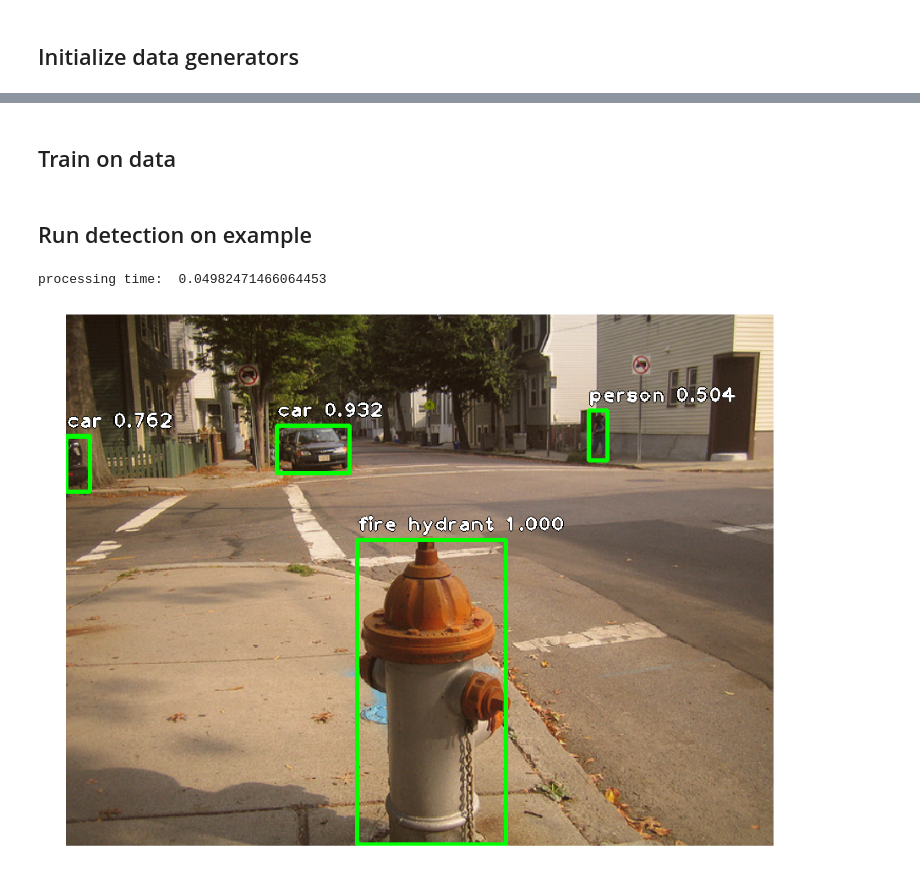
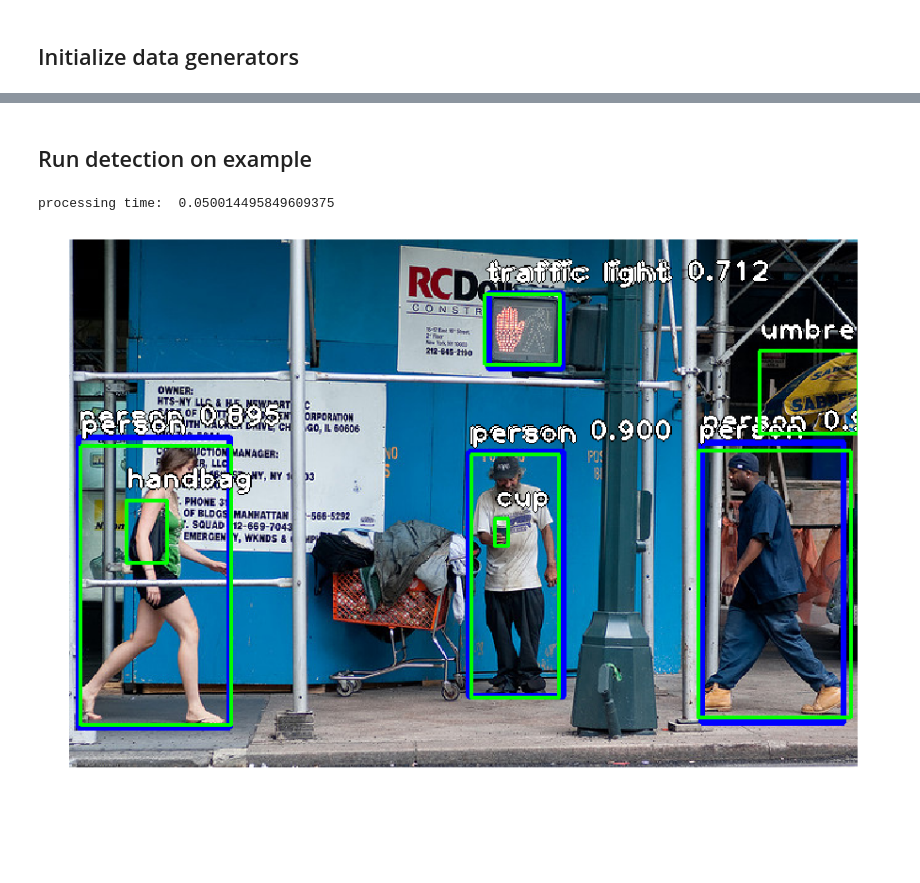
Before and after one commit to fizyr/keras-retinanet, a Jupyter notebook: examples/ResNet50RetinaNet - COCO 2017.ipynb, the cells around one changed output, grey strips where cells are left out. Saved outputs shown, nothing was run; the diff lists cells and outputs as text; code cells hidden in the pictures; blank space fills up the shorter version.

```diff
--- a/examples/ResNet50RetinaNet - COCO 2017.ipynb
+++ b/examples/ResNet50RetinaNet - COCO 2017.ipynb
@@ -44,3 +30,6 @@ model.compile(
+# %%
+model = keras.models.load_model('snapshots/resnet50_coco_best.h5', custom_objects=custom_objects)
+#print(model.summary())
 # %% [markdown]
 ## Initialize data generators
 # %%
@@ -80,50 +52,54 @@ index created!
-# %% [markdown]
-## Train on data
-# %%
-model.fit_generator(
-    generator=train_generator,
-    steps_per_epoch=len(train_generator.image_ids) // batch_size,
-    epochs=20,
-    verbose=1,
-    validation_data=test_generator,
-    validation_steps=len(test_generator.image_ids) // batch_size,
-    callbacks=[
-        keras.callbacks.ModelCheckpoint('snapshots/resnet50_coco_best.h5', monitor='val_loss', verbose=1, save_best_only=True),
-        keras.callbacks.ReduceLROnPlateau(monitor='val_loss', factor=0.1, patience=2, verbose=1, mode='auto', epsilon=0.0001, cooldown=0, min_lr=0),
-    ],
-)
 # %% [markdown]
 ## Run detection on example
 # %%
-image_batch, outputs = next(test_generator)
-image = image_batch[0, ...].copy()
-image -= min(image.flatten())
-image /= max(image.flatten())
-image *= 255
-image = image.astype(np.uint8)
+# load image
+image = val_generator.load_image(index)
 
+# copy to draw on
+draw = image.copy()
+draw = cv2.cvtColor(draw, cv2.COLOR_BGR2RGB)
+
+# preprocess image for network
+image = val_generator.preprocess_image(image)
+image, scale = val_generator.resize_image(image)
+annotations = val_generator.load_annotations(index)
+index += 1
+
+# process image
 start = time.time()
-_, _, detections = model.predict_on_batch(image_batch)
+_, _, detections = model.predict_on_batch(np.expand_dims(image, axis=0))
 print("processing time: ", time.time() - start)
 
-im = image.copy()
+# compute predicted labels and scores
 predicted_labels = np.argmax(detections[0, :, 4:], axis=1)
-scores = np.max(detections[0, :, 4:], axis=1)
+scores = detections[0, np.arange(detections.shape[1]), 4 + predicted_labels]
 
+# correct for image scale
+detections[:, :4] /= scale
+
+# visualize detections
 for idx, (label, score) in enumerate(zip(predicted_labels, scores)):
     if score < 0.5:
         continue
+    b = detections[0, idx, :4].astype(int)
+    cv2.rectangle(draw, (b[0], b[1]), (b[2], b[3]), (0, 0, 255), 3)
+    caption = "{} {:.3f}".format(val_generator.label_to_name(label), score)
+    cv2.putText(draw, caption, (b[0], b[1] - 10), cv2.FONT_HERSHEY_PLAIN, 1.5, (0, 0, 0), 3)
+    cv2.putText(draw, caption, (b[0], b[1] - 10), cv2.FONT_HERSHEY_PLAIN, 1.5, (255, 255, 255), 2)
 
-    b = detections[0, idx, :4].astype(int)
-    cv2.rectangle(im, (b[0], b[1]), (b[2], b[3]), (0, 255, 0), 3)
-    caption = "{} {:.3f}".format(test_generator.labels[label], score)
-    cv2.putText(im, caption, (b[0], b[1] - 10), cv2.FONT_HERSHEY_PLAIN, 1.5, (0, 0, 0), 3)
-    cv2.putText(im, caption, (b[0], b[1] - 10), cv2.FONT_HERSHEY_PLAIN, 1.5, (255, 255, 255), 2)
+# visualize annotations
+for annotation in annotations:
+    label = int(annotation[4])
+    b = annotation[:4].astype(int)
+    cv2.rectangle(draw, (b[0], b[1]), (b[2], b[3]), (0, 255, 0), 2)
+    caption = "{}".format(val_generator.label_to_name(label))
+    cv2.putText(draw, caption, (b[0], b[1] - 10), cv2.FONT_HERSHEY_PLAIN, 1.5, (0, 0, 0), 3)
+    cv2.putText(draw, caption, (b[0], b[1] - 10), cv2.FONT_HERSHEY_PLAIN, 1.5, (255, 255, 255), 2)
 
 plt.figure(figsize=(15, 15))
 plt.axis('off')
-plt.imshow(im)
+plt.imshow(draw)
 plt.show()
 # %% [output]
-processing time:  0.04982471466064453
+processing time:  0.050014495849609375
-[figure, old version]
+[figure, new version]
```
Also changed, not shown: parts of 4 cells of this notebook.
